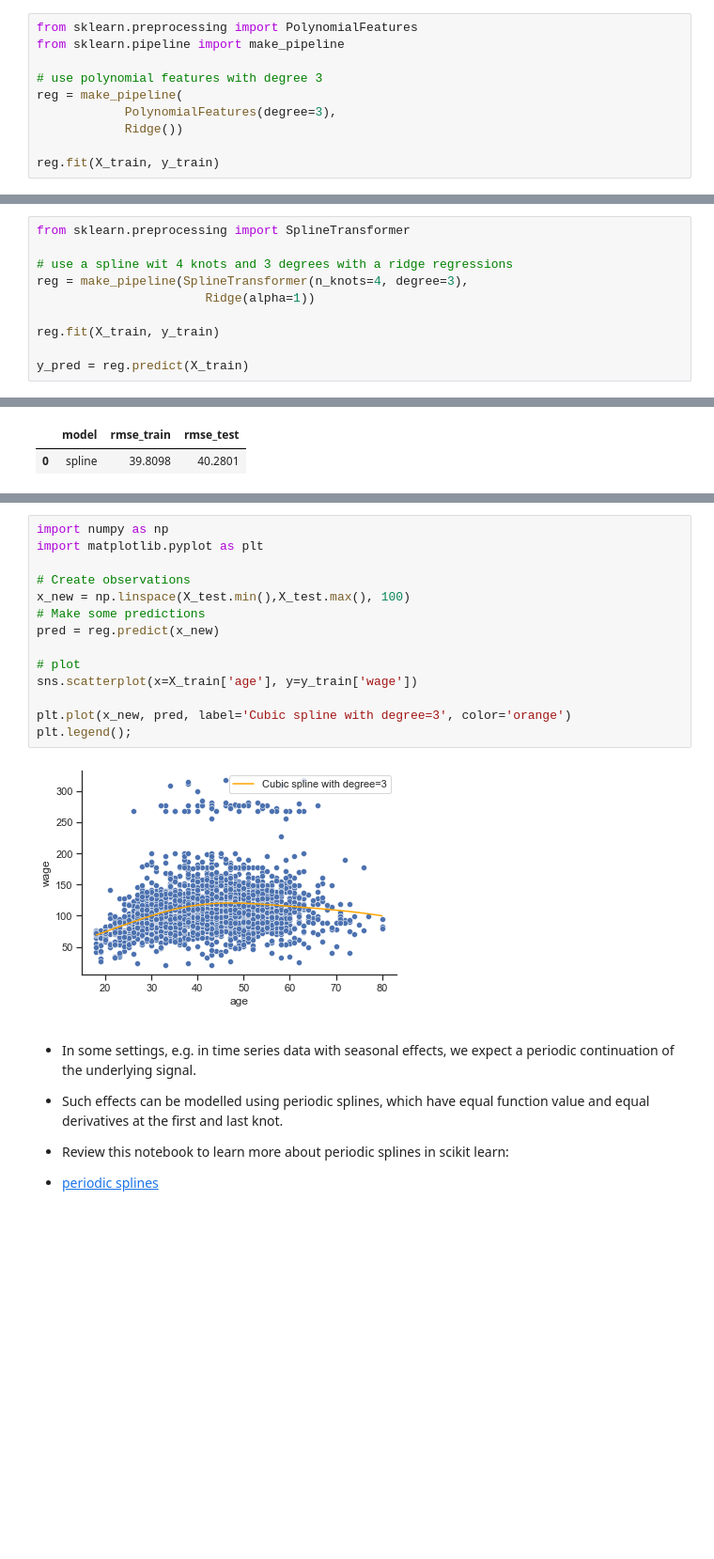
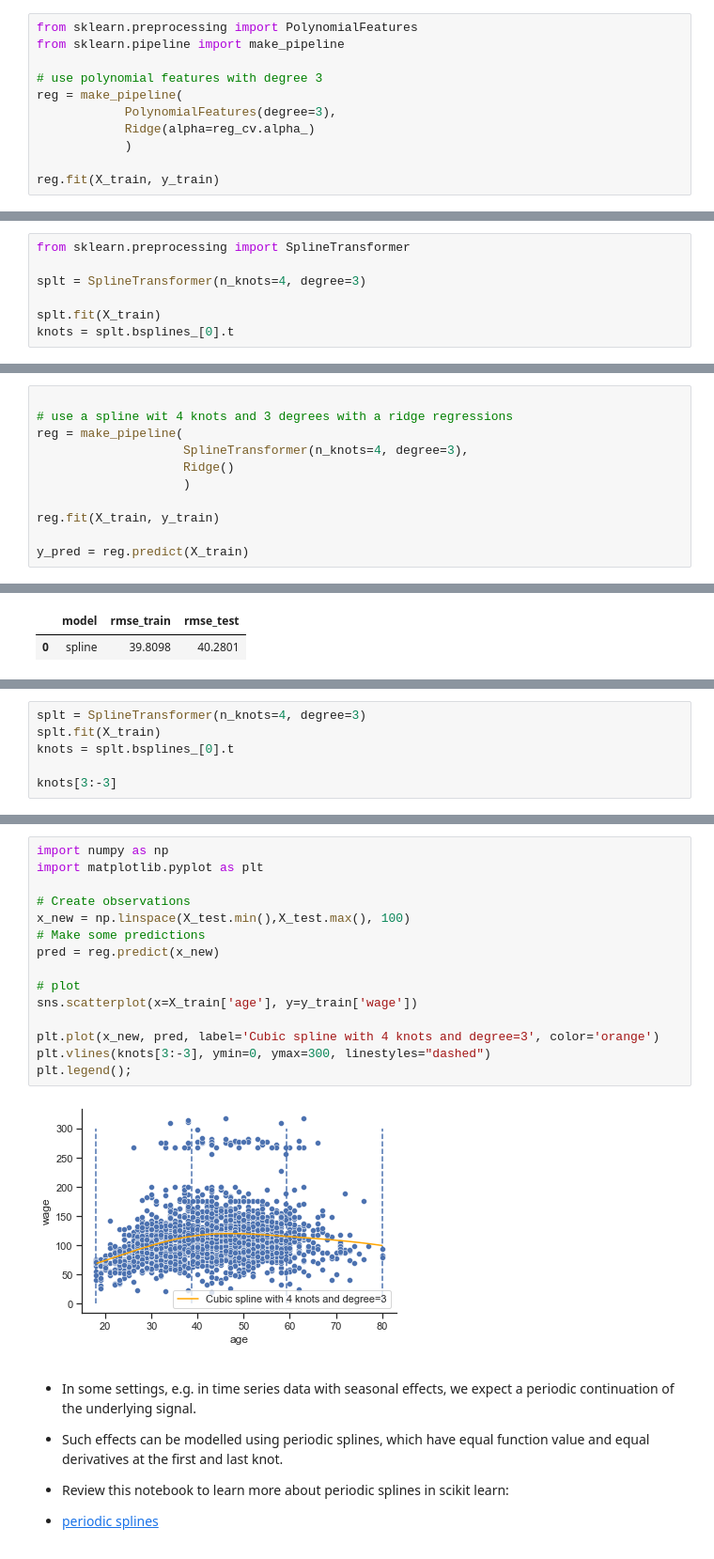
Before and after one commit to kirenz/regression, a Jupyter notebook: docs/splines.ipynb, the cells around one changed output, grey strips where cells are left out. Shown at 94% size. Saved outputs shown, nothing was run; the diff lists cells and outputs as text; blank space fills up the shorter version.

Commit message:
added knots

```diff
--- a/docs/splines.ipynb
+++ b/docs/splines.ipynb
@@ -143,7 +184,8 @@ from sklearn.pipeline import make_pipeline
 # use polynomial features with degree 3
 reg = make_pipeline(
             PolynomialFeatures(degree=3),
-            Ridge())
+            Ridge(alpha=reg_cv.alpha_)
+            )
 
 reg.fit(X_train, y_train)
 # %% [output]
@@ -175,0 +220,7 @@ Spline transformers are a new feature in [scikit learn 1.0](https://scikit-learn
+# %%
+from sklearn.preprocessing import SplineTransformer
+
+splt = SplineTransformer(n_knots=4, degree=3)
+
+splt.fit(X_train)
+knots = splt.bsplines_[0].t
@@ -176,9 +288,10 @@ Spline transformers are a new feature in [scikit learn 1.0](https://scikit-learn
 # %%
-from sklearn.preprocessing import SplineTransformer
 
 # use a spline wit 4 knots and 3 degrees with a ridge regressions
-reg = make_pipeline(SplineTransformer(n_knots=4, degree=3),
-                       Ridge(alpha=1))
+reg = make_pipeline(
+                    SplineTransformer(n_knots=4, degree=3),
+                    Ridge()
+                    )
 
 reg.fit(X_train, y_train)
 
@@ -190,0 +306,6 @@ model_results(model_name = "spline")
+# %%
+splt = SplineTransformer(n_knots=4, degree=3)
+splt.fit(X_train)
+knots = splt.bsplines_[0].t
+
+knots[3:-3]
@@ -191,19 +314,20 @@ model_results(model_name = "spline")
 # %%
 import numpy as np
 import matplotlib.pyplot as plt
 
 # Create observations
 x_new = np.linspace(X_test.min(),X_test.max(), 100)
 # Make some predictions
 pred = reg.predict(x_new)
 
 # plot
 sns.scatterplot(x=X_train['age'], y=y_train['wage'])
 
-plt.plot(x_new, pred, label='Cubic spline with degree=3', color='orange')
+plt.plot(x_new, pred, label='Cubic spline with 4 knots and degree=3', color='orange')
+plt.vlines(knots[3:-3], ymin=0, ymax=300, linestyles="dashed")
 plt.legend();
 # %% [output]
-[figure, old version]
+[figure, new version]
 # %% [markdown]
 - In some settings, e.g. in time series data with seasonal effects, we expect a periodic continuation of the underlying signal.
 - Such effects can be modelled using periodic splines, which have equal function value and equal derivatives at the first and last knot.
```
Also changed, not shown: parts of 22 cells of this notebook.
